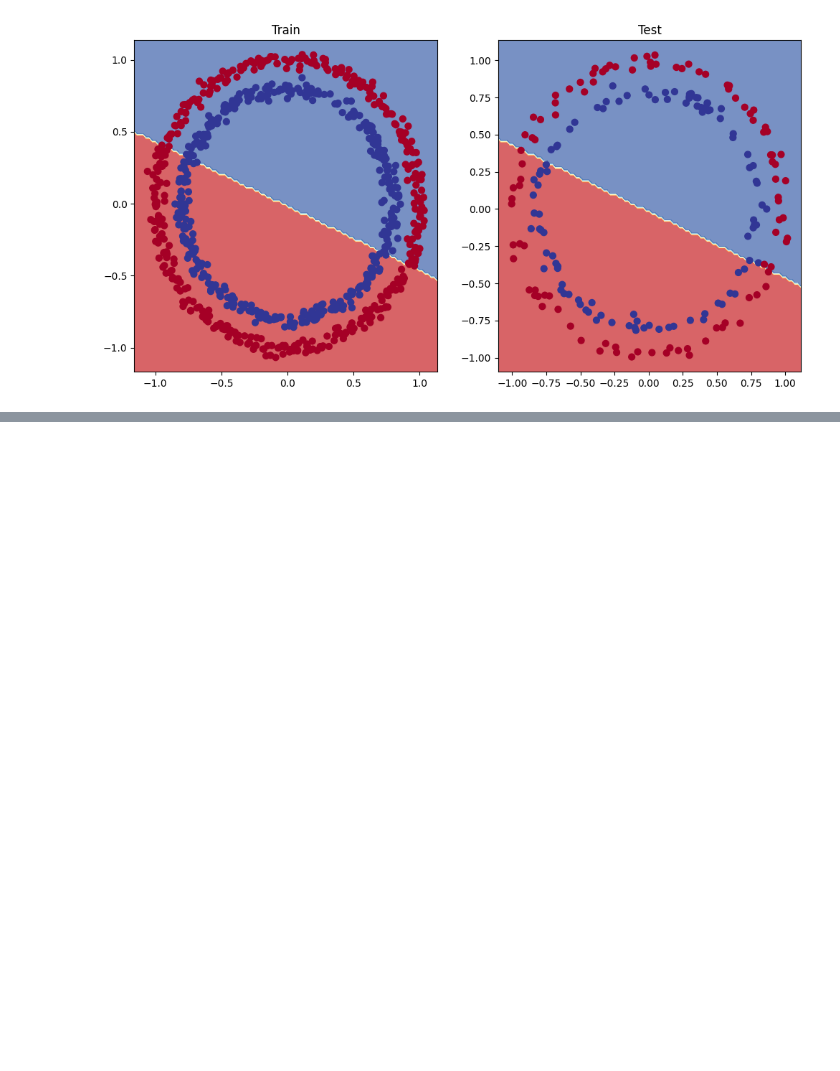
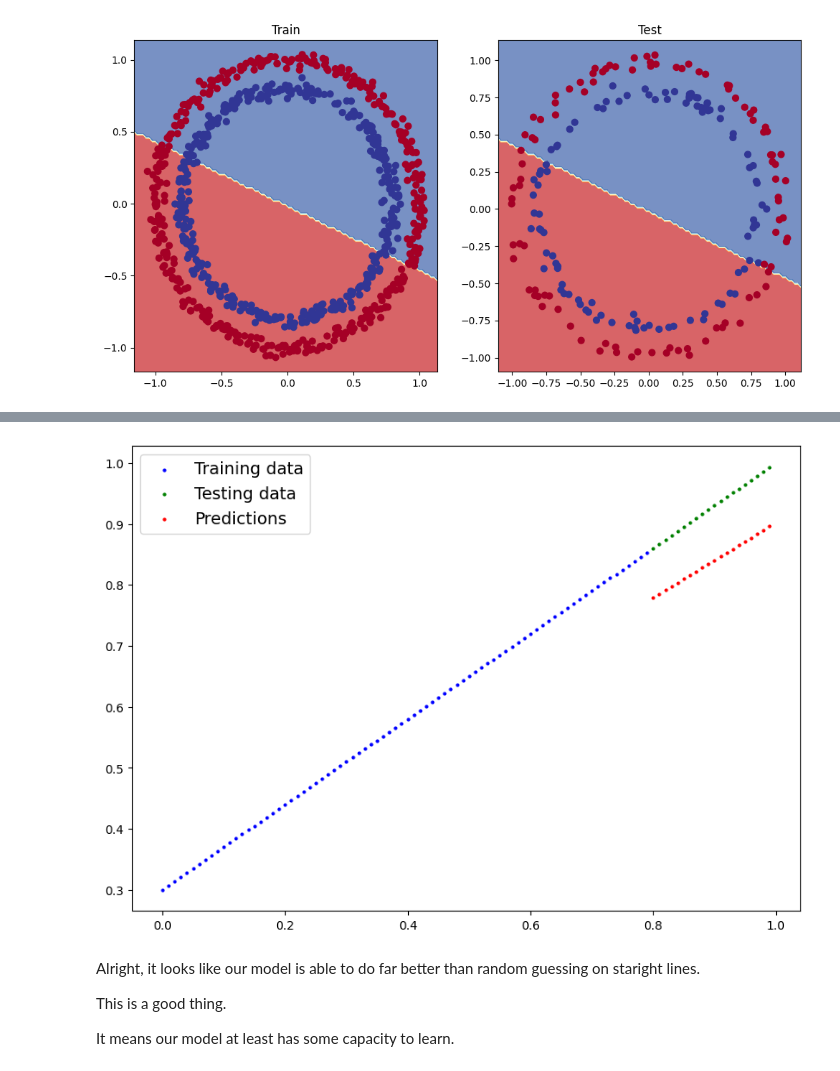
Before and after one commit to SiddheshDaphane/Deep_Learning_With_PyTorch, a Jupyter notebook: 02_PyTorch_Neural_Network_Classification.ipynb, the cells around one changed output, grey strips where cells are left out. Drawn from its saved outputs; the diff is of its cells as text; code cells hidden in the pictures; blank space fills up the shorter version.

```diff
--- a/02_PyTorch_Neural_Network_Classification.ipynb
+++ b/02_PyTorch_Neural_Network_Classification.ipynb
@@ -664,0 +812,15 @@ plot_decision_boundary(model_1,X_test,y_test)
+# %%
+# plot
+plot_predictions(train_data = X_train_regression.detach().numpy(),
+                 train_labels= y_train_regression.detach().numpy(),
+                 test_data= X_test_regression.detach().numpy(),
+                 test_labels= y_test_regression.detach().numpy(),
+                 predictions = y_preds.detach().numpy())
+# %% [output]
+[figure, added]
+# %% [markdown]
+Alright, it looks like our model is able to do far better than random guessing on staright lines.
+
+This is a good thing.
+
+It means our model at least has some capacity to learn.
```
Also changed, not shown: parts of 10 cells of this notebook.
